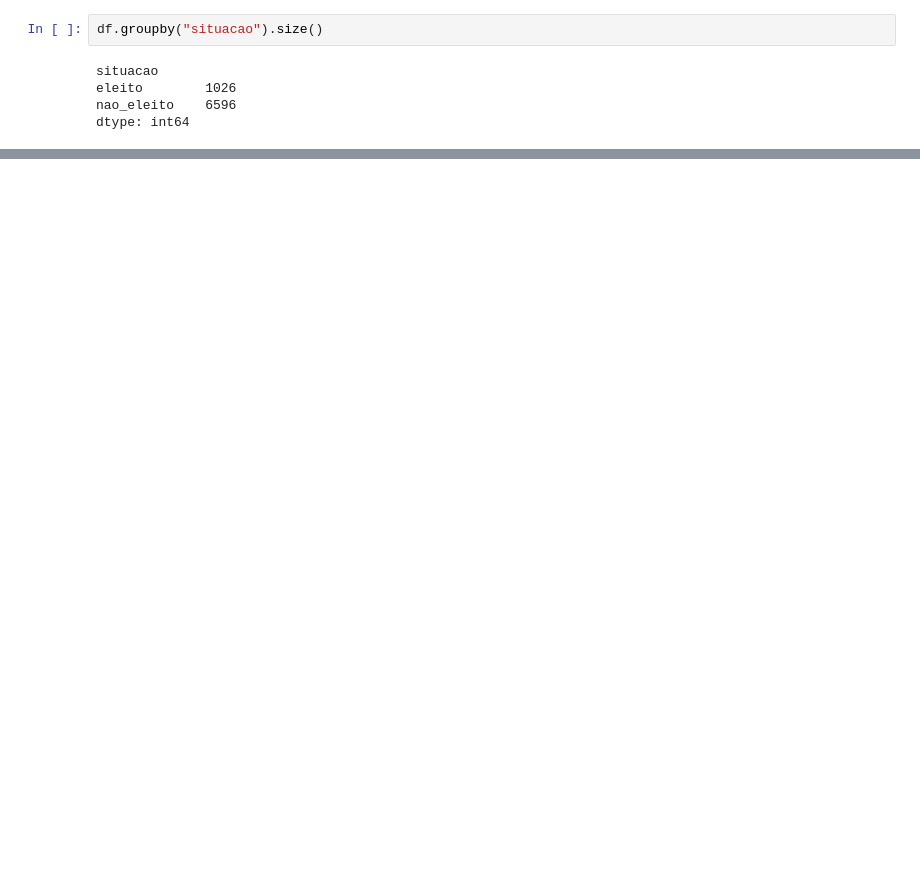
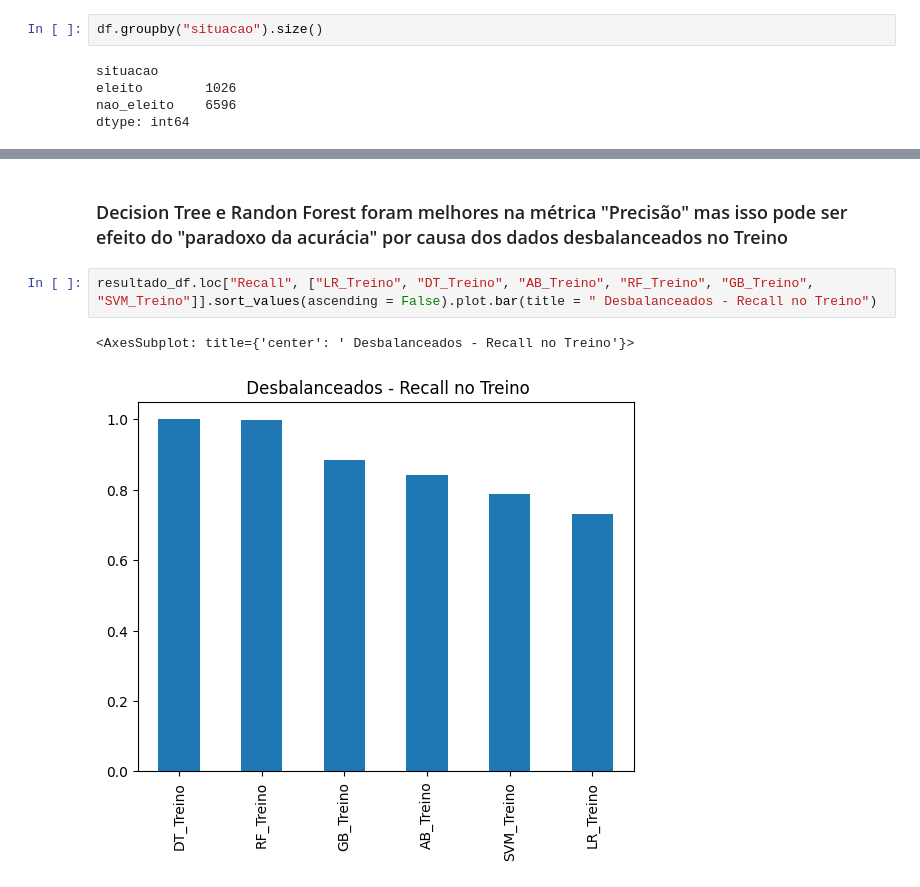
Before and after one commit to giseldo/previsao_eleicao_deputados, a Jupyter notebook: principal.ipynb, the cells around one changed output, grey strips where cells are left out. Drawn from its saved outputs; the diff is of its cells as text; blank space fills up the shorter version.

```diff
--- a/principal.ipynb
+++ b/principal.ipynb
@@ -292,0 +233,7 @@ Please also refer to the documentation for alternative solver options:
+# %% [markdown]
+### Decision Tree e Randon Forest foram melhores na métrica "Precisão" mas isso pode ser efeito do "paradoxo da acurácia" por causa dos dados desbalanceados no Treino
+# %%
+resultado_df.loc["Recall", ["LR_Treino", "DT_Treino", "AB_Treino", "RF_Treino", "GB_Treino", "SVM_Treino"]].sort_values(ascending = False).plot.bar(title = " Desbalanceados - Recall no Treino")
+# %% [output]
+<AxesSubplot: title={'center': ' Desbalanceados - Recall no Treino'}>
+[figure, added]
```
Also changed, not shown: parts of 68 cells of this notebook, 3 other files.
